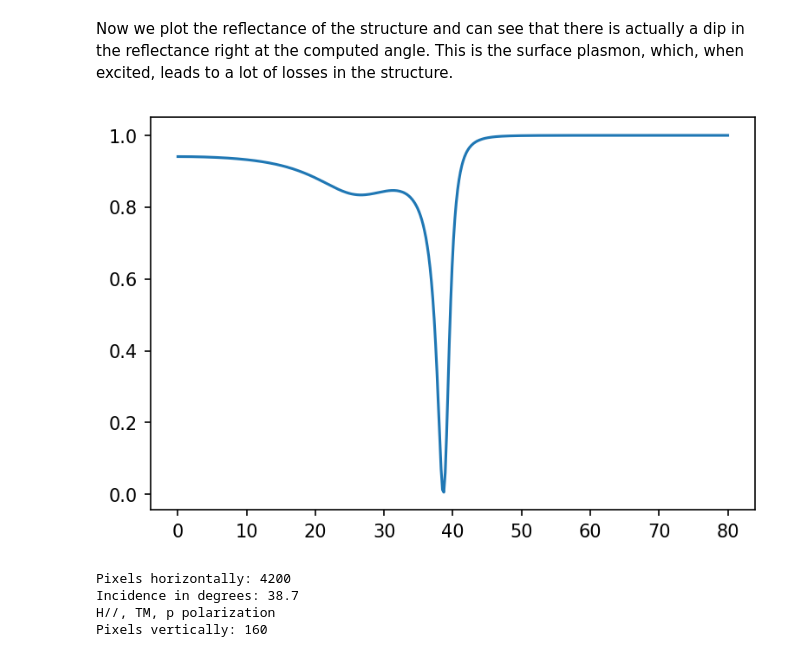
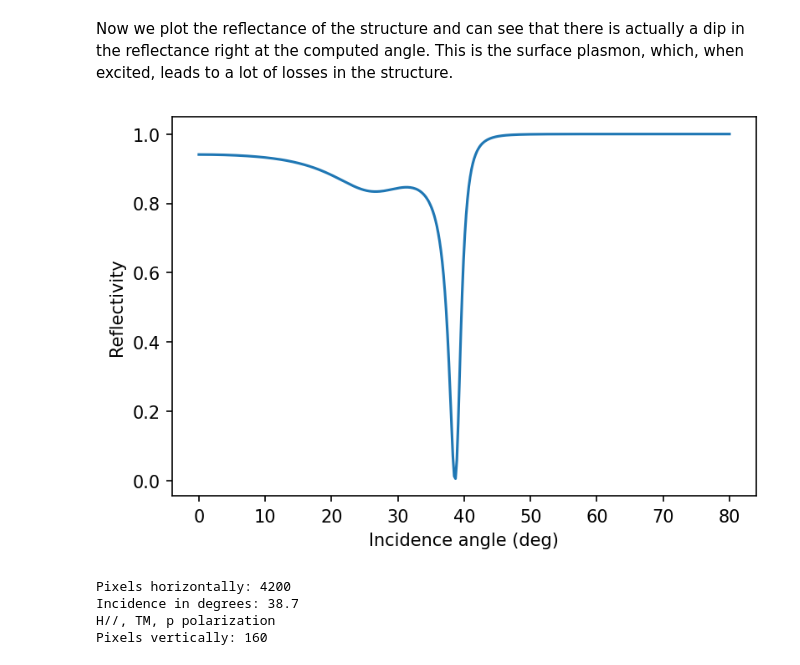
Before and after one commit to AnMoreau/PyMoosh, a Jupyter notebook: notebooks/In-depth_examples/Surface_Plasmon_Resonance.ipynb, the cells around one changed output. Saved outputs shown, nothing was run; the diff lists cells and outputs as text; code cells hidden in the pictures.

```diff
--- a/notebooks/In-depth_examples/Surface_Plasmon_Resonance.ipynb
+++ b/notebooks/In-depth_examples/Surface_Plasmon_Resonance.ipynb
@@ -43,10 +43,12 @@ Now we plot the reflectance of the structure and can see that there is actually
 # %%
 wavelength = 600
 incidence,r,t,R,T=angular(otto,wavelength,1.,0.,80.,400)
 plt.plot(incidence,R)
+plt.xlabel("Incidence angle (deg)")
+plt.ylabel("Reflectivity")
 plt.show()
 # %% [output]
-[figure, old version]
+[figure, new version]
 # %%
 window = Window(70*wavelength,0.4,10.,10.)
 beam = Beam(wavelength,38.7/180*np.pi,1,10*wavelength)
```
Also changed, not shown: parts of 3 cells of this notebook, 10 other files.
